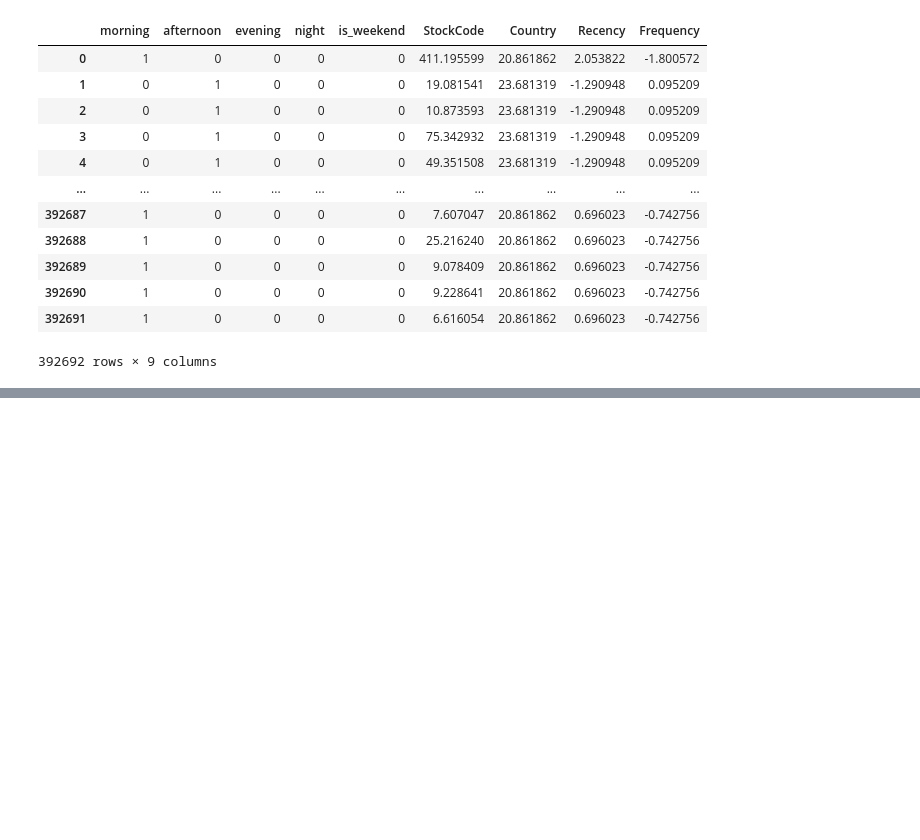
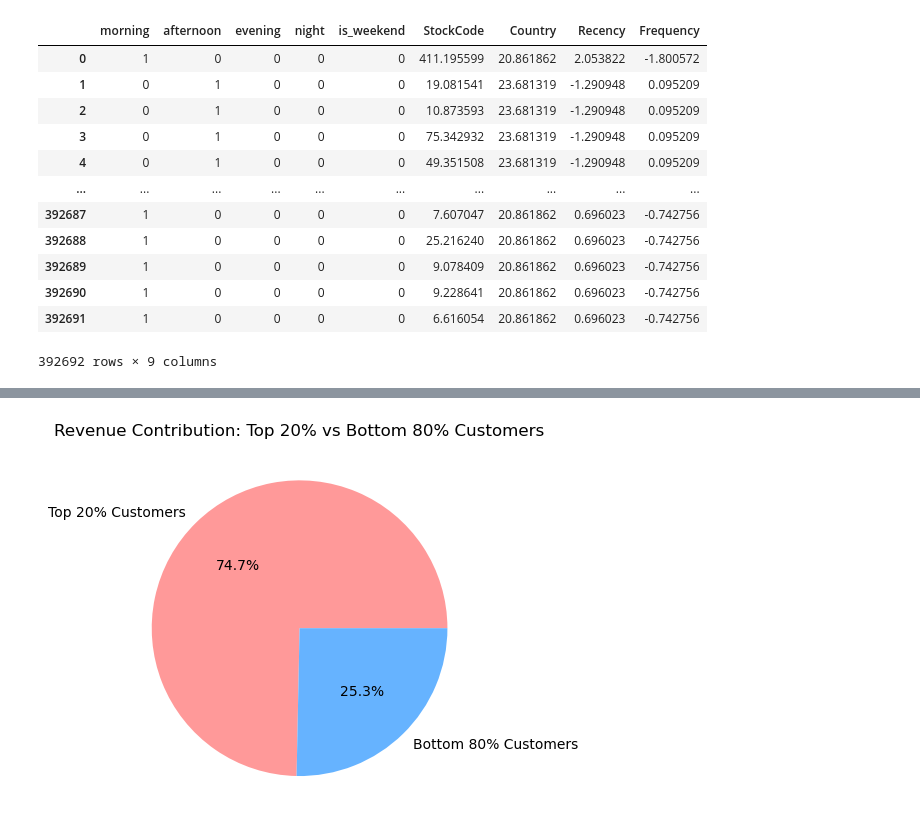
Before and after one commit to ZeyadArafat/Customer-Value-Prediction-Segmentation, a Jupyter notebook: Route_Project.ipynb, the cells around one changed output, grey strips where cells are left out. Cells and saved outputs as stored; diff of their text form; code cells hidden in the pictures; blank space fills up the shorter version.

```diff
--- a/Route_Project.ipynb
+++ b/Route_Project.ipynb
@@ -694,0 +731,10 @@ X2
+# %%
+top_20percent_customers = clv.head(int(0.2 * len(clv)))
+buttom_80percent_customers = clv.tail(int(0.8 * len(clv)))
+top_20percent_revenue = top_20percent_customers['total_price'].sum()
+buttom_80percent_revenue = buttom_80percent_customers['total_price'].sum()
+plt.pie([top_20percent_revenue, buttom_80percent_revenue], labels=['Top 20% Customers', 'Bottom 80% Customers'], autopct='%1.1f%%', colors=['#ff9999','#66b3ff'])
+plt.title('Revenue Contribution: Top 20% vs Bottom 80% Customers')
+plt.show()
+# %% [output]
+[figure, added]
```
Also changed, not shown: parts of 18 cells of this notebook.
